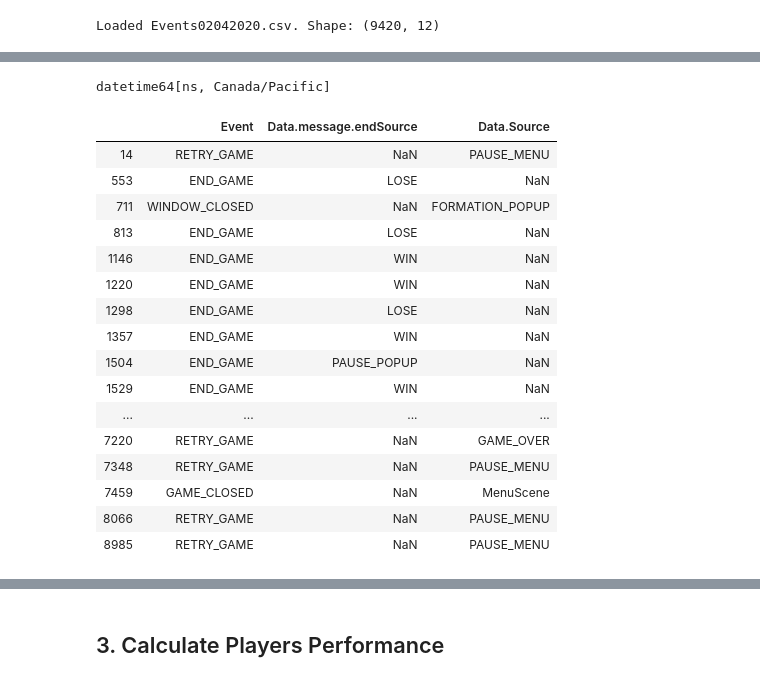
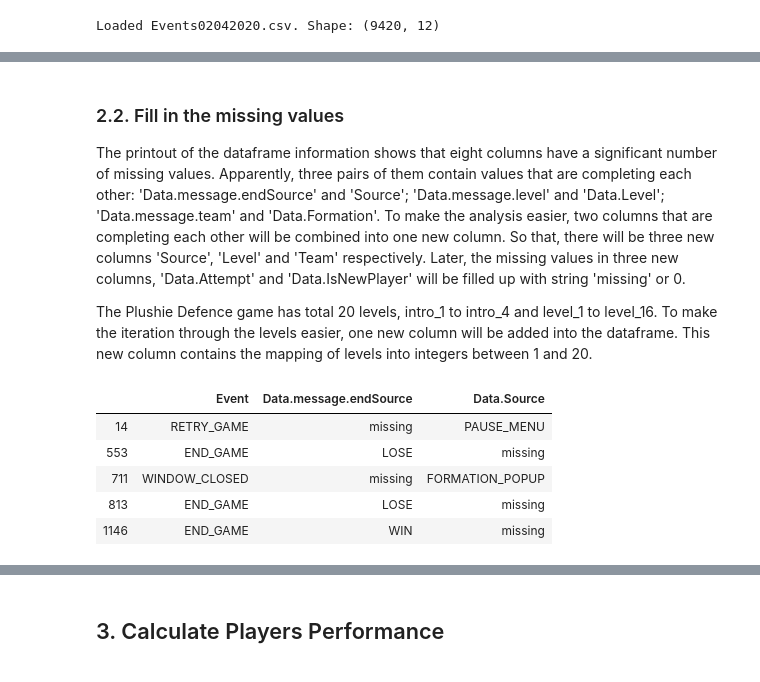
Before and after one commit to lsidharta/Plushie-Defence-Analysis, a Jupyter notebook: Plushie-Defence-Analysis/src/PlushieAnalysis.ipynb, the cells around one changed output, grey strips where cells are left out. Drawn from its saved outputs; the diff is of its cells as text; code cells hidden in the pictures.

```diff
--- a/Plushie-Defence-Analysis/src/PlushieAnalysis.ipynb
+++ b/Plushie-Defence-Analysis/src/PlushieAnalysis.ipynb
@@ -97,32 +123,20 @@ def convert_time_to_datetime():
 
 # Convert time to datetime
 convert_time_to_datetime()
-# %%
-# Summarize the dataset
-df['Date_Time'].dtype
-# %% [output]
-datetime64[ns, Canada/Pacific]
+# %% [markdown]
+<h3>2.2. Fill in the missing values</h3>
+<p>The printout of the dataframe information shows that eight columns have a significant number of missing values. Apparently, three pairs of them contain values that are completing each other: 'Data.message.endSource' and 'Source'; 'Data.message.level' and 'Data.Level'; 'Data.message.team' and 'Data.Formation'. To make the analysis easier, two columns that are completing each other will be combined into one new column. So that, there will be three new columns 'Source', 'Level' and 'Team' respectively. Later, the missing values in three new columns, 'Data.Attempt' and 'Data.IsNewPlayer' will be filled up with string 'missing' or 0.</p>
+<p>The Plushie Defence game has total 20 levels, intro_1 to intro_4 and level_1 to level_16. To make the iteration through the levels easier, one new column will be added into the dataframe. This new column contains the mapping of levels into integers between 1 and 20.</p>
 # %%
-columns = ['Event', 'Data.message.endSource','Data.Source']
+columns = ['Event', 'Data.message.endSource', 'Data.Source']
 values = ['END_GAME','RETRY_GAME','WINDOW_CLOSED','GAME_CLOSED']
-display(df[(df['PlayerID'] == 'BBD84E3D-DD15-4CFB-BCC0-E4724F3A8689') & (df['Event'].isin(values))][columns])
+display(df[(df['PlayerID'] == 'BBD84E3D-DD15-4CFB-BCC0-E4724F3A8689') & (df['Event'].isin(values))][columns].head())
 # %% [output]
 |  | Event | Data.message.endSource | Data.Source |
-| 14 | RETRY_GAME | NaN | PAUSE_MENU |
-| 553 | END_GAME | LOSE | NaN |
-| 711 | WINDOW_CLOSED | NaN | FORMATION_POPUP |
-| 813 | END_GAME | LOSE | NaN |
-| 1146 | END_GAME | WIN | NaN |
-| 1220 | END_GAME | WIN | NaN |
-| 1298 | END_GAME | LOSE | NaN |
-| 1357 | END_GAME | WIN | NaN |
-| 1504 | END_GAME | PAUSE_POPUP | NaN |
-| 1529 | END_GAME | WIN | NaN |
-| ... | ... | ... | ... |
-| 7220 | RETRY_GAME | NaN | GAME_OVER |
-| 7348 | RETRY_GAME | NaN | PAUSE_MENU |
-| 7459 | GAME_CLOSED | NaN | MenuScene |
-| 8066 | RETRY_GAME | NaN | PAUSE_MENU |
-| 8985 | RETRY_GAME | NaN | PAUSE_MENU |
+| 14 | RETRY_GAME | missing | PAUSE_MENU |
+| 553 | END_GAME | LOSE | missing |
+| 711 | WINDOW_CLOSED | missing | FORMATION_POPUP |
+| 813 | END_GAME | LOSE | missing |
+| 1146 | END_GAME | WIN | missing |
 # %%
 """
```
Also changed, not shown: parts of 88 cells of this notebook.
